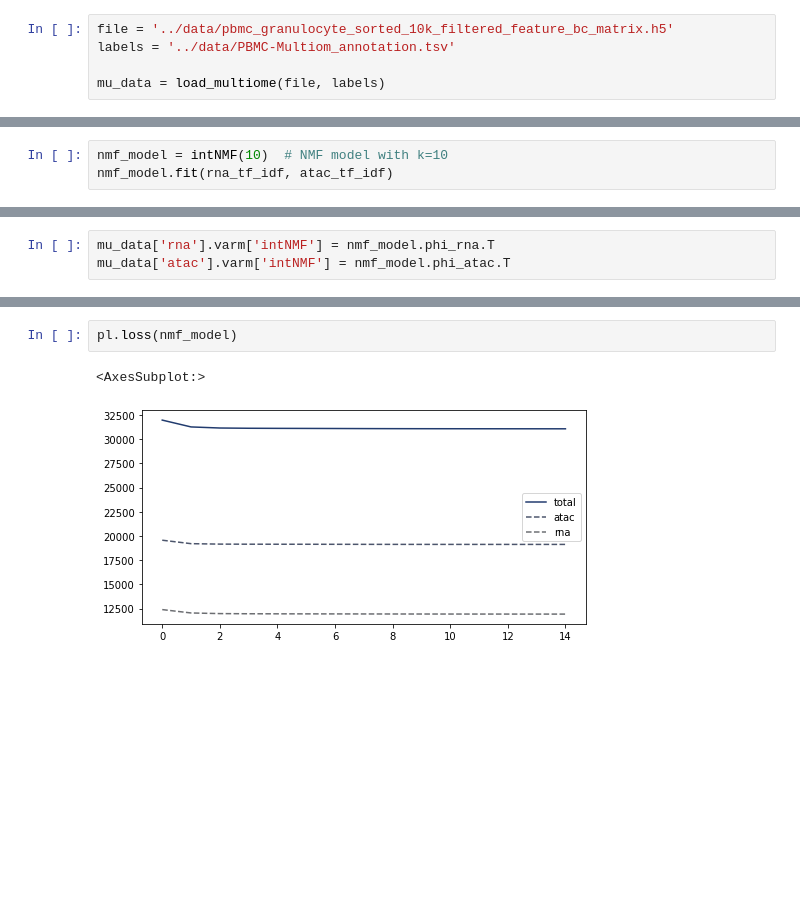
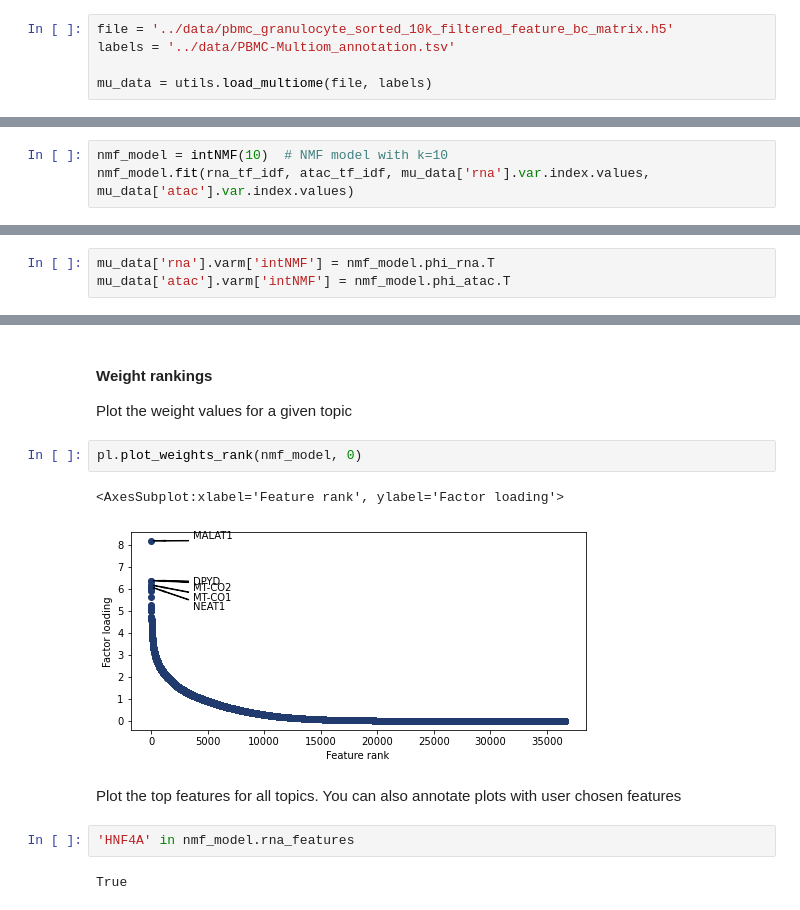
Before and after one commit to wmorgans/quick_intNMF, a Jupyter notebook: docs/notebooks/intNMF_example.ipynb, the cells around one changed output, grey strips where cells are left out. Saved outputs shown, nothing was run; the diff lists cells and outputs as text; blank space fills up the shorter version.

```diff
--- a/docs/notebooks/intNMF_example.ipynb
+++ b/docs/notebooks/intNMF_example.ipynb
@@ -47,7 +31,7 @@ def load_multiome(file, labels):
 file = '../data/pbmc_granulocyte_sorted_10k_filtered_feature_bc_matrix.h5'
 labels = '../data/PBMC-Multiom_annotation.tsv'
 
-mu_data = load_multiome(file, labels)
+mu_data = utils.load_multiome(file, labels)
 # %% [output]
 Variable names are not unique. To make them unique, call `.var_names_make_unique`.
 Added `interval` annotation for features from ../data/pbmc_granulocyte_sorted_10k_filtered_feature_bc_matrix.h5
@@ -90,3 +69,3 @@ rna_tf_idf
 # %%
 nmf_model = intNMF(10)  # NMF model with k=10
-nmf_model.fit(rna_tf_idf, atac_tf_idf)
+nmf_model.fit(rna_tf_idf, atac_tf_idf, mu_data['rna'].var.index.values, mu_data['atac'].var.index.values)
@@ -138,5 +226,15 @@ pl.view_loadings(nmf_model, 'rna') #can also view a single modality with atac or
+# %% [markdown]
+#### Weight rankings
+
+Plot the weight values for a given topic
 # %%
-pl.loss(nmf_model)
+pl.plot_weights_rank(nmf_model, 0)
 # %% [output]
-<AxesSubplot:>
+<AxesSubplot:xlabel='Feature rank', ylabel='Factor loading'>
-[figure, old version]
+[figure, new version]
+# %% [markdown]
+Plot the top features for all topics. You can also annotate plots with user chosen features
+# %%
+'HNF4A' in nmf_model.rna_features
+# %% [output]
+True
```
Also changed, not shown: parts of 61 cells of this notebook, 2 other files.
